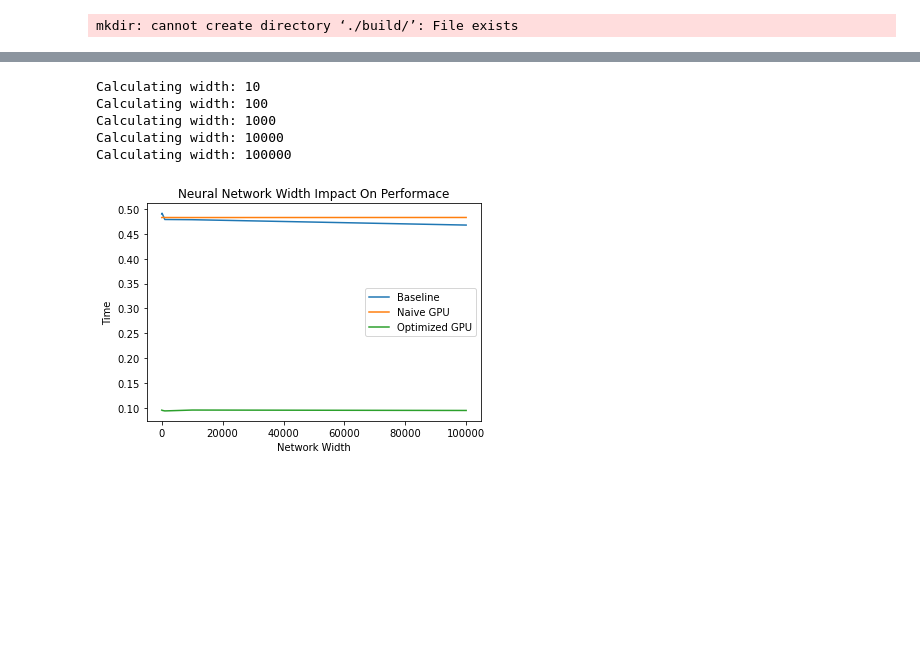
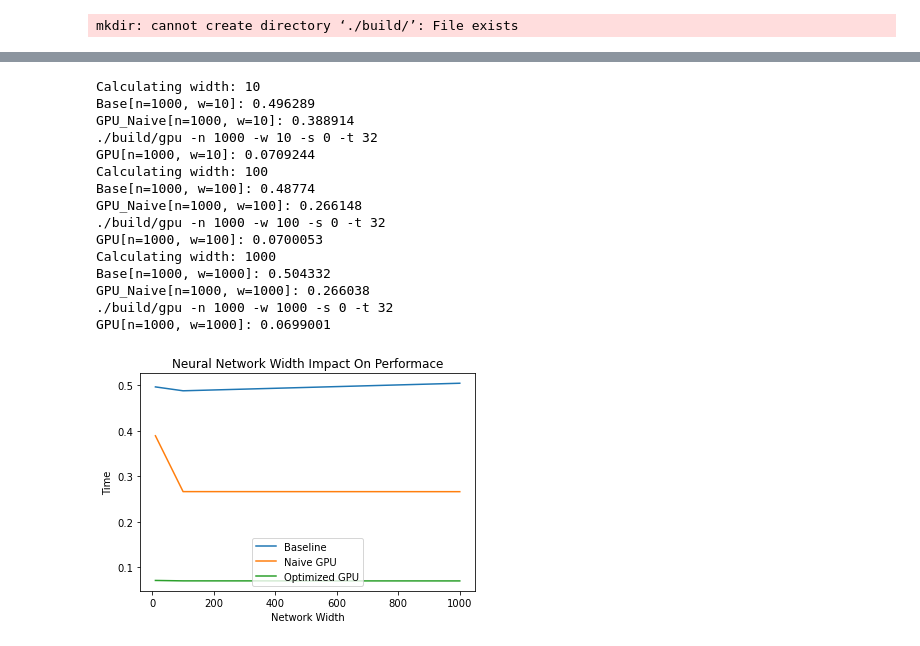
Before and after one commit to Depetrol/ScaleAI, a Jupyter notebook: performance.ipynb, the cells around one changed output, grey strips where cells are left out. Saved outputs shown, nothing was run; the diff lists cells and outputs as text; code cells hidden in the pictures; blank space fills up the shorter version.

```diff
--- a/performance.ipynb
+++ b/performance.ipynb
@@ -60,33 +65,43 @@ Test_GPU(5000, 1024)
 import numpy as np
 import matplotlib.pyplot as plt
 # %%
-width_arr = [10, 100, 1000, 10000, 100000]
+width_arr = [10, 100, 1000]
 result_arr_Base = []
 result_arr_GPU_Naive = []
 result_arr_GPU = []
 
 for width in width_arr:
     print("Calculating width:", width)
     result_arr_Base.append( Test_Base(1000, width) )
-    result_arr_GPU_Naive.append( Test_GPU_Naive(1000, width, 1024) )
-    result_arr_GPU.append(Test_GPU(1000, width, 1024))
+    result_arr_GPU_Naive.append( Test_GPU_Naive(1000, width, 32) )
+    result_arr_GPU.append(Test_GPU(1000, width, 32))
 
 x = np.array(width_arr)
 fig, ax = plt.subplots()
 ax.plot(x, result_arr_Base, label='Baseline')
 ax.plot(x, result_arr_GPU_Naive, label='Naive GPU')
 ax.plot(x, result_arr_GPU, label='Optimized GPU')
 
 ax.set_xlabel('Network Width')
 ax.set_ylabel('Time')
 ax.set_title('Neural Network Width Impact On Performace')
 ax.legend()
 plt.show()
 # %% [output]
 Calculating width: 10
+Base[n=1000, w=10]: 0.496289
+GPU_Naive[n=1000, w=10]: 0.388914
+./build/gpu -n 1000 -w 10 -s 0 -t 32
+GPU[n=1000, w=10]: 0.0709244
 Calculating width: 100
+Base[n=1000, w=100]: 0.48774
+GPU_Naive[n=1000, w=100]: 0.266148
+./build/gpu -n 1000 -w 100 -s 0 -t 32
+GPU[n=1000, w=100]: 0.0700053
 Calculating width: 1000
-Calculating width: 10000
-Calculating width: 100000
+Base[n=1000, w=1000]: 0.504332
+GPU_Naive[n=1000, w=1000]: 0.266038
+./build/gpu -n 1000 -w 1000 -s 0 -t 32
+GPU[n=1000, w=1000]: 0.0699001
-[figure, old version]
+[figure, new version]
 # %%
```
Also changed, not shown: parts of 11 cells of this notebook.
